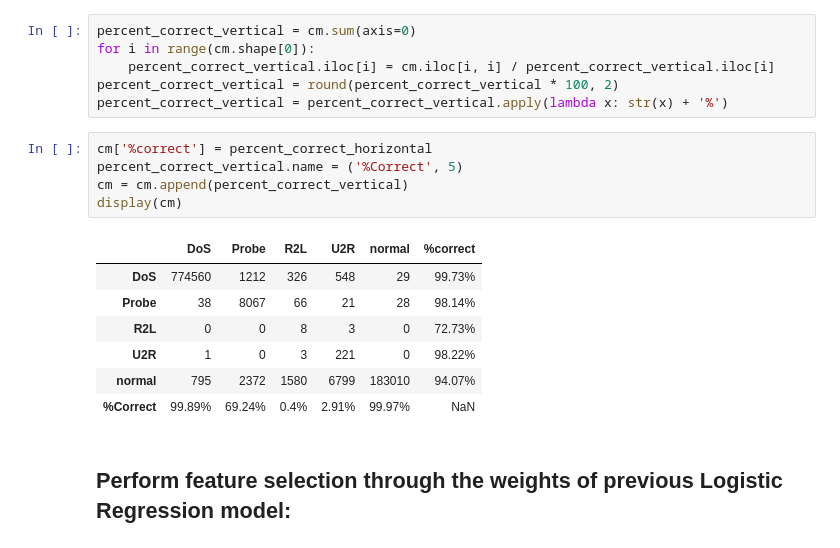
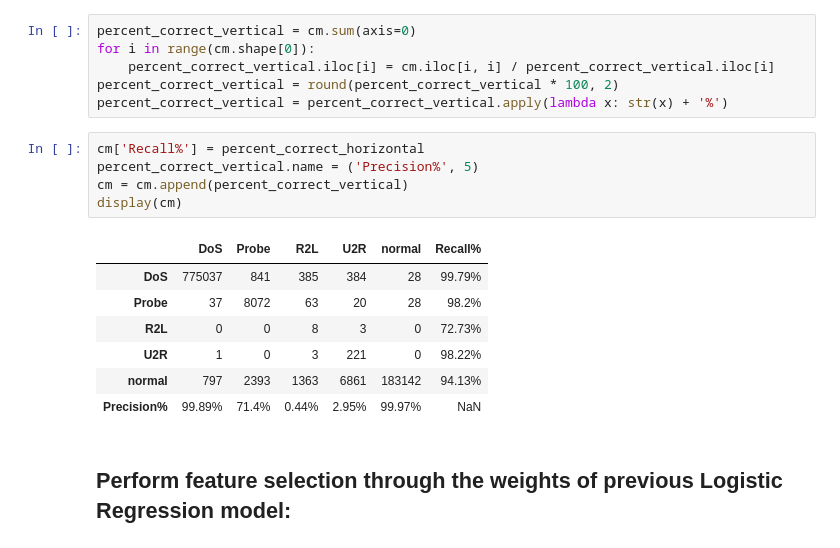
Before and after one commit to yantiz/DME-Network-Intrusion-Data, a Jupyter notebook: one_hot_encoding+L1_regularization_with_logistic_regression+SVM_rbf.ipynb, the cells around one changed output. Saved outputs shown, nothing was run; the diff lists cells and outputs as text.

```diff
--- a/one_hot_encoding+L1_regularization_with_logistic_regression+SVM_rbf.ipynb
+++ b/one_hot_encoding+L1_regularization_with_logistic_regression+SVM_rbf.ipynb
@@ -254,18 +254,18 @@ for i in range(cm.shape[0]):
 percent_correct_vertical = round(percent_correct_vertical * 100, 2)
 percent_correct_vertical = percent_correct_vertical.apply(lambda x: str(x) + '%')
 # %%
-cm['%correct'] = percent_correct_horizontal
-percent_correct_vertical.name = ('%Correct', 5)
+cm['Recall%'] = percent_correct_horizontal
+percent_correct_vertical.name = ('Precision%', 5)
 cm = cm.append(percent_correct_vertical)
 display(cm)
 # %% [output]
-|  | DoS | Probe | R2L | U2R | normal | %correct |
-| DoS | 774560 | 1212 | 326 | 548 | 29 | 99.73% |
-| Probe | 38 | 8067 | 66 | 21 | 28 | 98.14% |
+|  | DoS | Probe | R2L | U2R | normal | Recall% |
+| DoS | 775037 | 841 | 385 | 384 | 28 | 99.79% |
+| Probe | 37 | 8072 | 63 | 20 | 28 | 98.2% |
 | R2L | 0 | 0 | 8 | 3 | 0 | 72.73% |
 | U2R | 1 | 0 | 3 | 221 | 0 | 98.22% |
-| normal | 795 | 2372 | 1580 | 6799 | 183010 | 94.07% |
-| %Correct | 99.89% | 69.24% | 0.4% | 2.91% | 99.97% | NaN |
+| normal | 797 | 2393 | 1363 | 6861 | 183142 | 94.13% |
+| Precision% | 99.89% | 71.4% | 0.44% | 2.95% | 99.97% | NaN |
 # %% [markdown]
 ## Perform feature selection through the weights of previous Logistic Regression model:
 # %%
```
Also changed, not shown: parts of 2 cells of this notebook, 4 other files.
